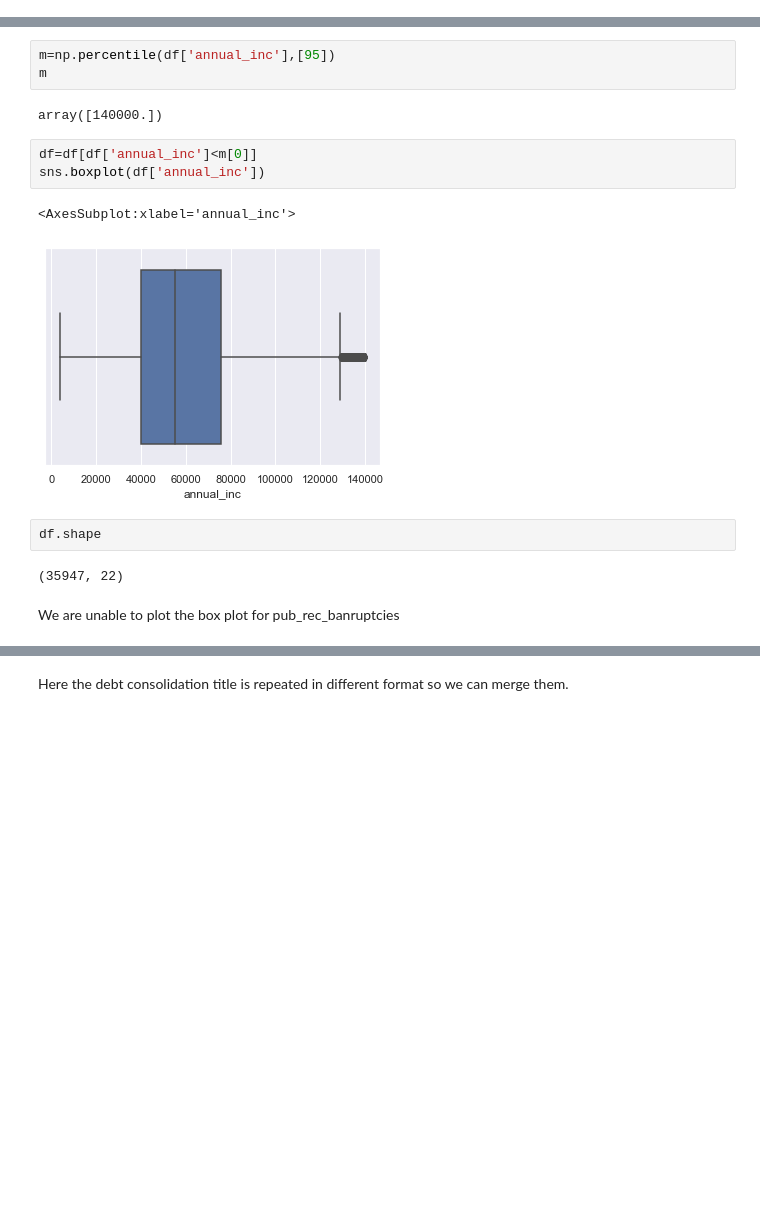
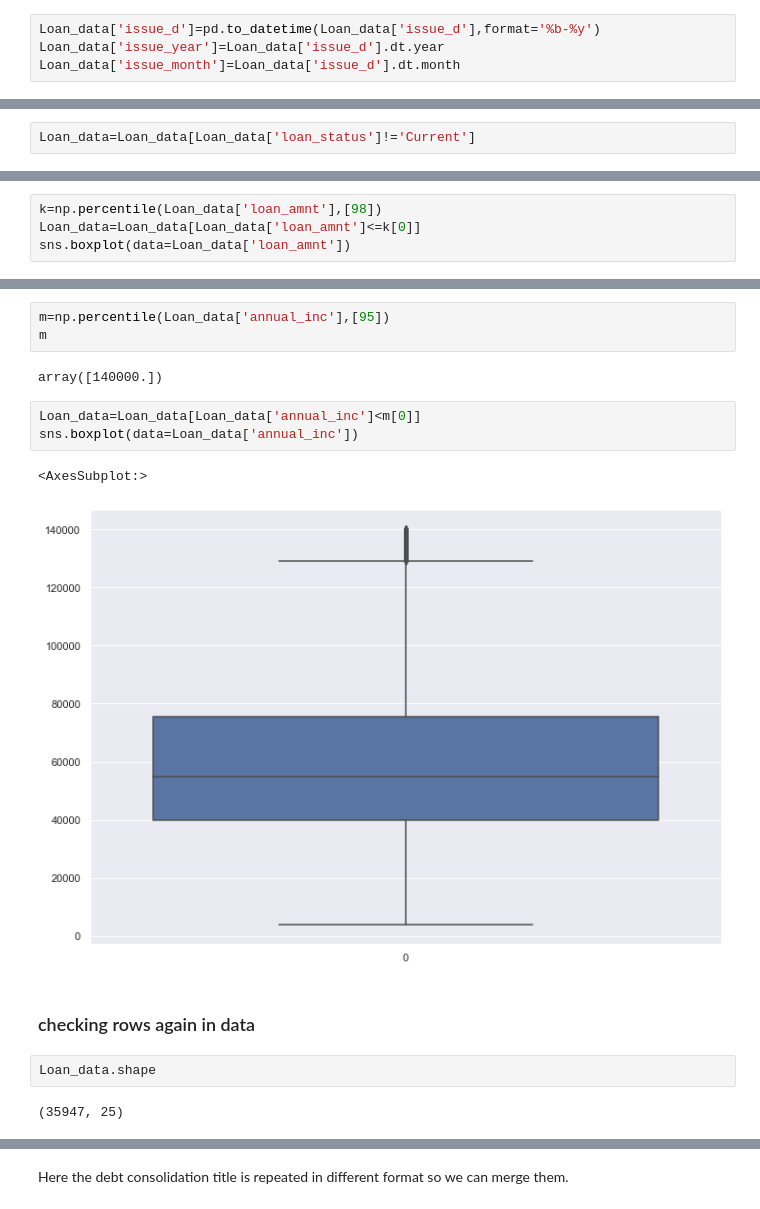
Before and after one commit to simplyshravan/fraud_detection, a Jupyter notebook: Shravan_Yadav.ipynb, the cells around one changed output, grey strips where cells are left out. Drawn from its saved outputs; the diff is of its cells as text; blank space fills up the shorter version.

```diff
--- a/Shravan_Yadav.ipynb
+++ b/Shravan_Yadav.ipynb
@@ -125,0 +262,4 @@ memory usage: 6.7+ MB
+# %%
+Loan_data['issue_d']=pd.to_datetime(Loan_data['issue_d'],format='%b-%y')
+Loan_data['issue_year']=Loan_data['issue_d'].dt.year
+Loan_data['issue_month']=Loan_data['issue_d'].dt.month
@@ -125,0 +272,2 @@ memory usage: 6.7+ MB
+# %%
+Loan_data=Loan_data[Loan_data['loan_status']!='Current']
@@ -178,0 +304,4 @@ Now starting the univariate analysis on numeric columns. Numeric columns are pic
+# %%
+k=np.percentile(Loan_data['loan_amnt'],[98])
+Loan_data=Loan_data[Loan_data['loan_amnt']<=k[0]]
+sns.boxplot(data=Loan_data['loan_amnt'])
@@ -224,20 +342,20 @@ min(df['annual_inc'])
 # %% [output]
 4000.0
 # %%
-m=np.percentile(df['annual_inc'],[95])
+m=np.percentile(Loan_data['annual_inc'],[95])
 m
 # %% [output]
 array([140000.])
 # %%
-df=df[df['annual_inc']<m[0]]
-sns.boxplot(df['annual_inc'])
+Loan_data=Loan_data[Loan_data['annual_inc']<m[0]]
+sns.boxplot(data=Loan_data['annual_inc'])
 # %% [output]
-<AxesSubplot:xlabel='annual_inc'>
+<AxesSubplot:>
-[figure, old version]
+[figure, new version]
-# %%
-df.shape
-# %% [output]
-(35947, 22)
-# %% [markdown]
-We  are unable to plot the box plot for pub_rec_banruptcies
+# %% [markdown]
+### checking rows again in data
+# %%
+Loan_data.shape
+# %% [output]
+(35947, 25)
 # %%
```
Also changed, not shown: parts of 205 cells of this notebook.
